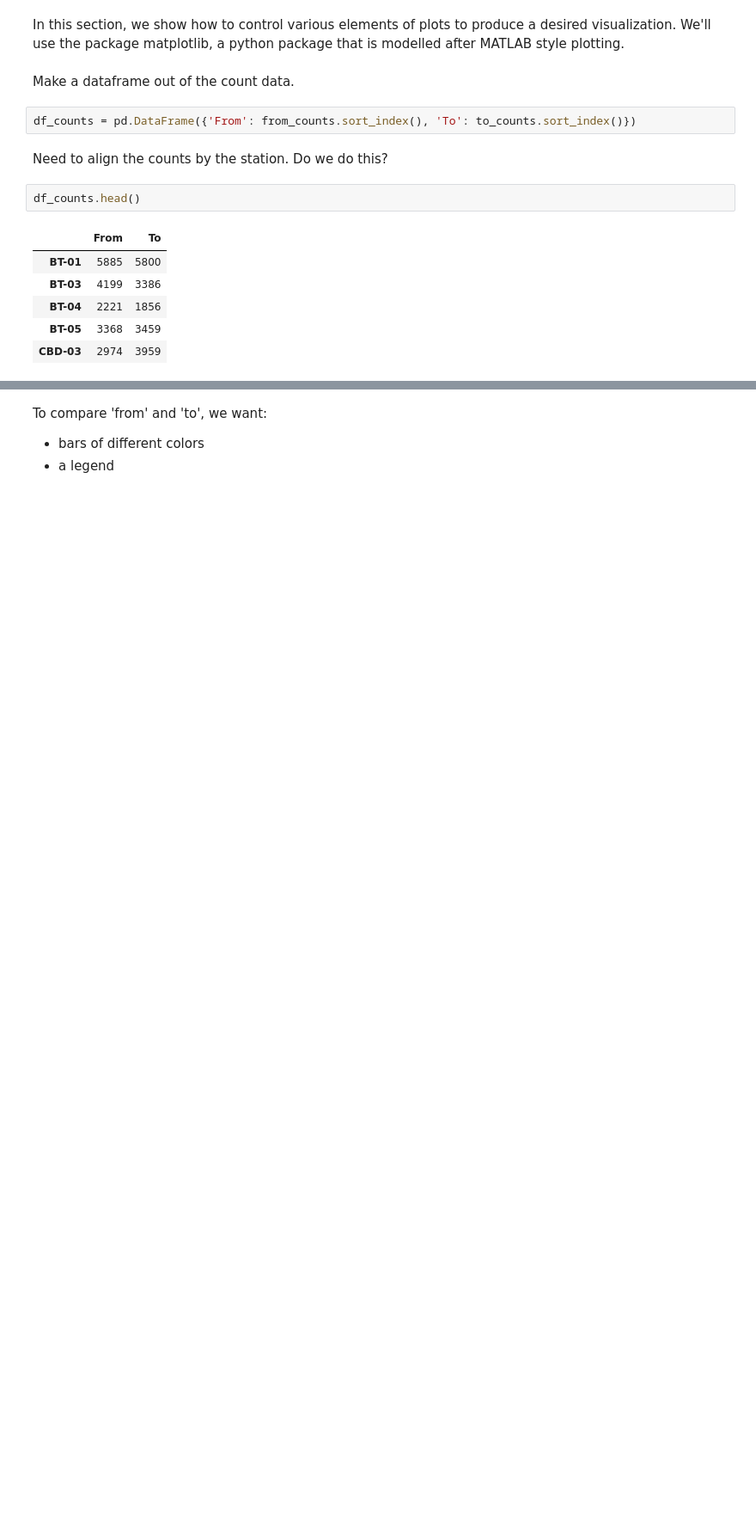
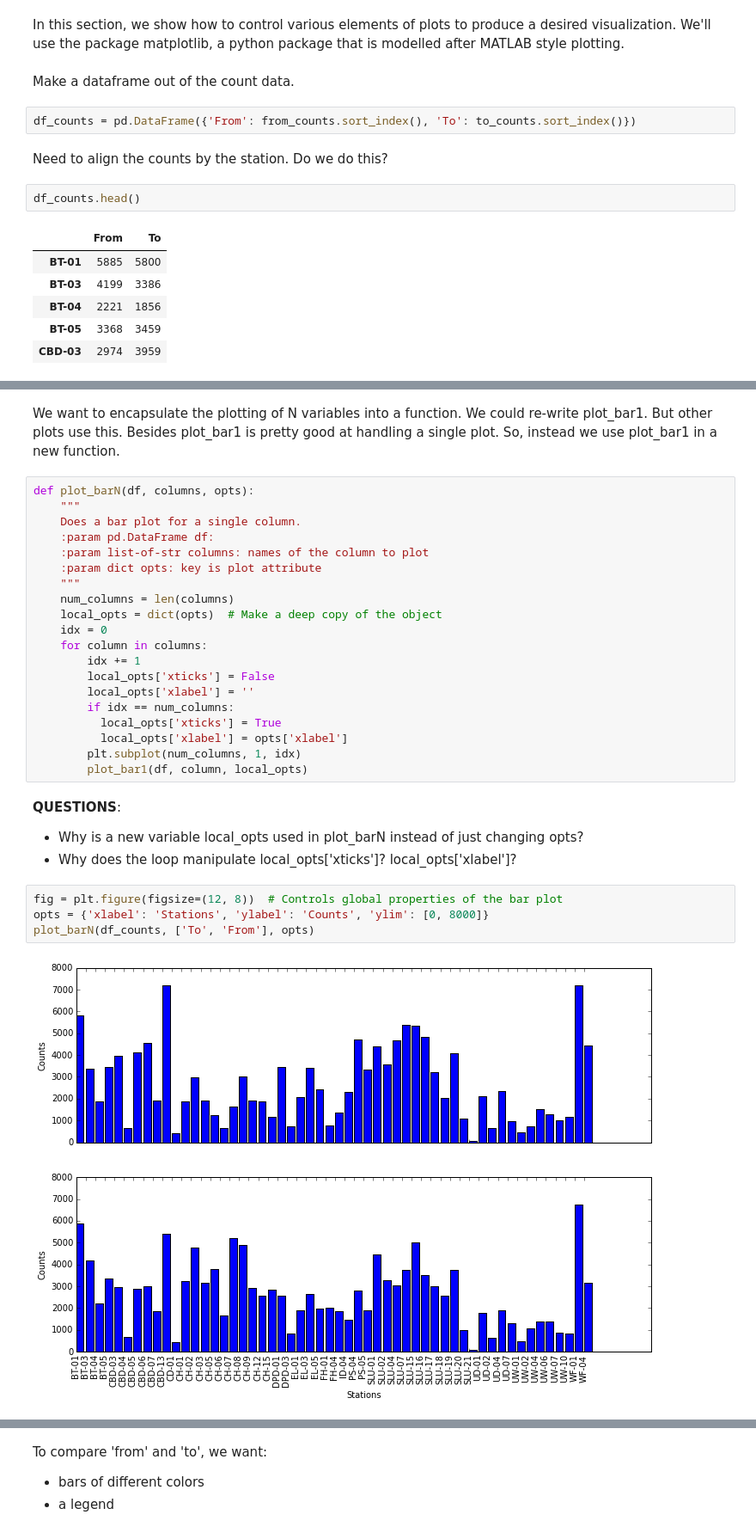
Before and after one commit to UWSEDS/LectureNotes, a Jupyter notebook: 05-Visualization-in-Python/Visualization in Python.ipynb, the cells around one changed output, grey strips where cells are left out. Shown at 86% size. Drawn from its saved outputs; the diff is of its cells as text; blank space fills up the shorter version.

```diff
--- a/05-Visualization-in-Python/Visualization in Python.ipynb
+++ b/05-Visualization-in-Python/Visualization in Python.ipynb
@@ -146,0 +214,32 @@ plt.show()
+# %% [markdown]
+We want to encapsulate the plotting of N variables into a function. We could re-write plot_bar1. But other plots use this. Besides plot_bar1 is pretty good at handling a single plot. So, instead we use plot_bar1 in a new function.
+# %%
+def plot_barN(df, columns, opts):
+    """
+    Does a bar plot for a single column.
+    :param pd.DataFrame df:
+    :param list-of-str columns: names of the column to plot
+    :param dict opts: key is plot attribute
+    """
+    num_columns = len(columns)
+    local_opts = dict(opts)  # Make a deep copy of the object
+    idx = 0
+    for column in columns:
+        idx += 1
+        local_opts['xticks'] = False
+        local_opts['xlabel'] = ''
+        if idx == num_columns:
+          local_opts['xticks'] = True
+          local_opts['xlabel'] = opts['xlabel']
+        plt.subplot(num_columns, 1, idx)
+        plot_bar1(df, column, local_opts)
+# %% [markdown]
+**QUESTIONS**:
+- Why is a new variable local_opts used in plot_barN instead of just changing opts?
+- Why does the loop manipulate local_opts['xticks']? local_opts['xlabel']?
+# %%
+fig = plt.figure(figsize=(12, 8))  # Controls global properties of the bar plot
+opts = {'xlabel': 'Stations', 'ylabel': 'Counts', 'ylim': [0, 8000]}
+plot_barN(df_counts, ['To', 'From'], opts)
+# %% [output]
+[figure, added]
```
Also changed, not shown: parts of 19 cells of this notebook, 2 other files.
